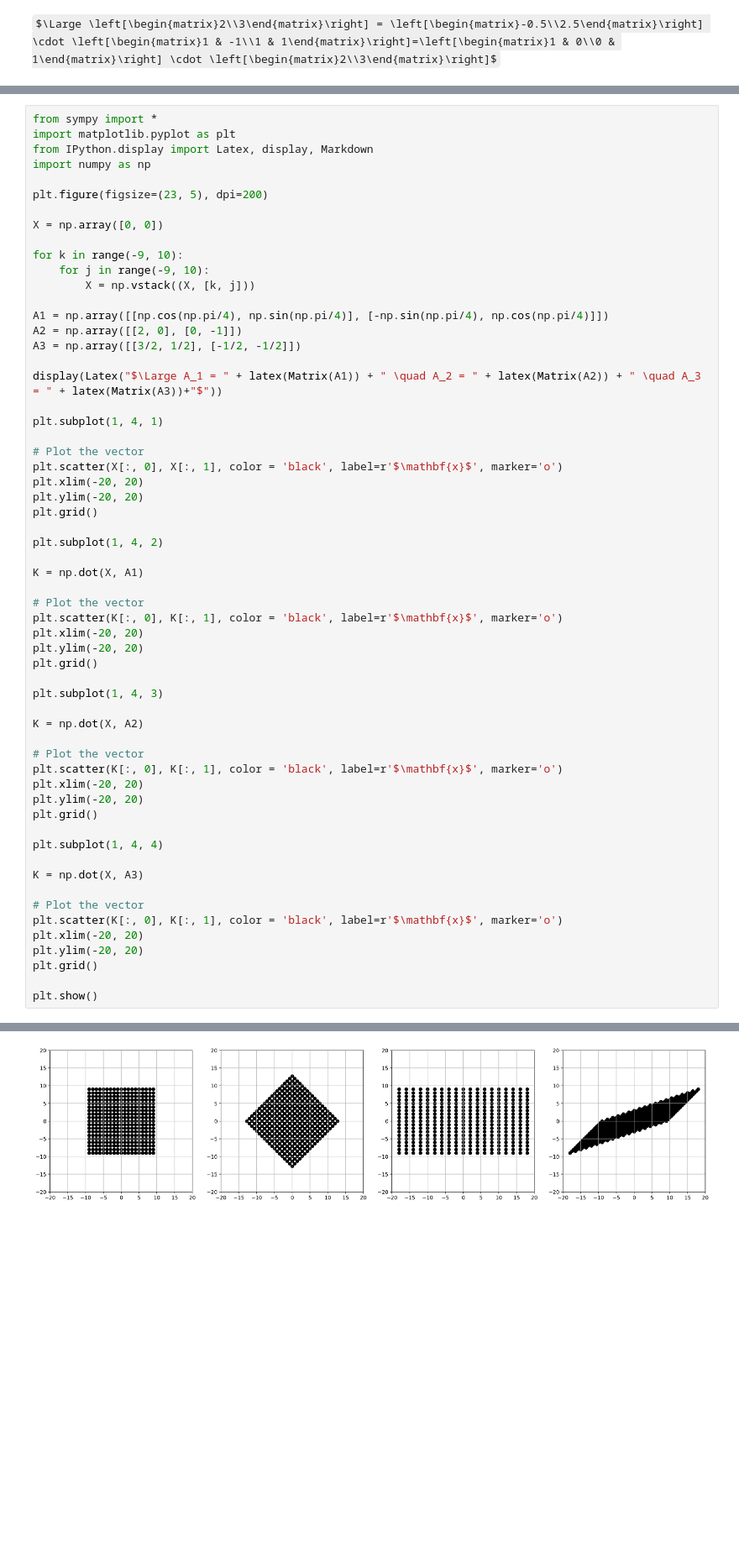
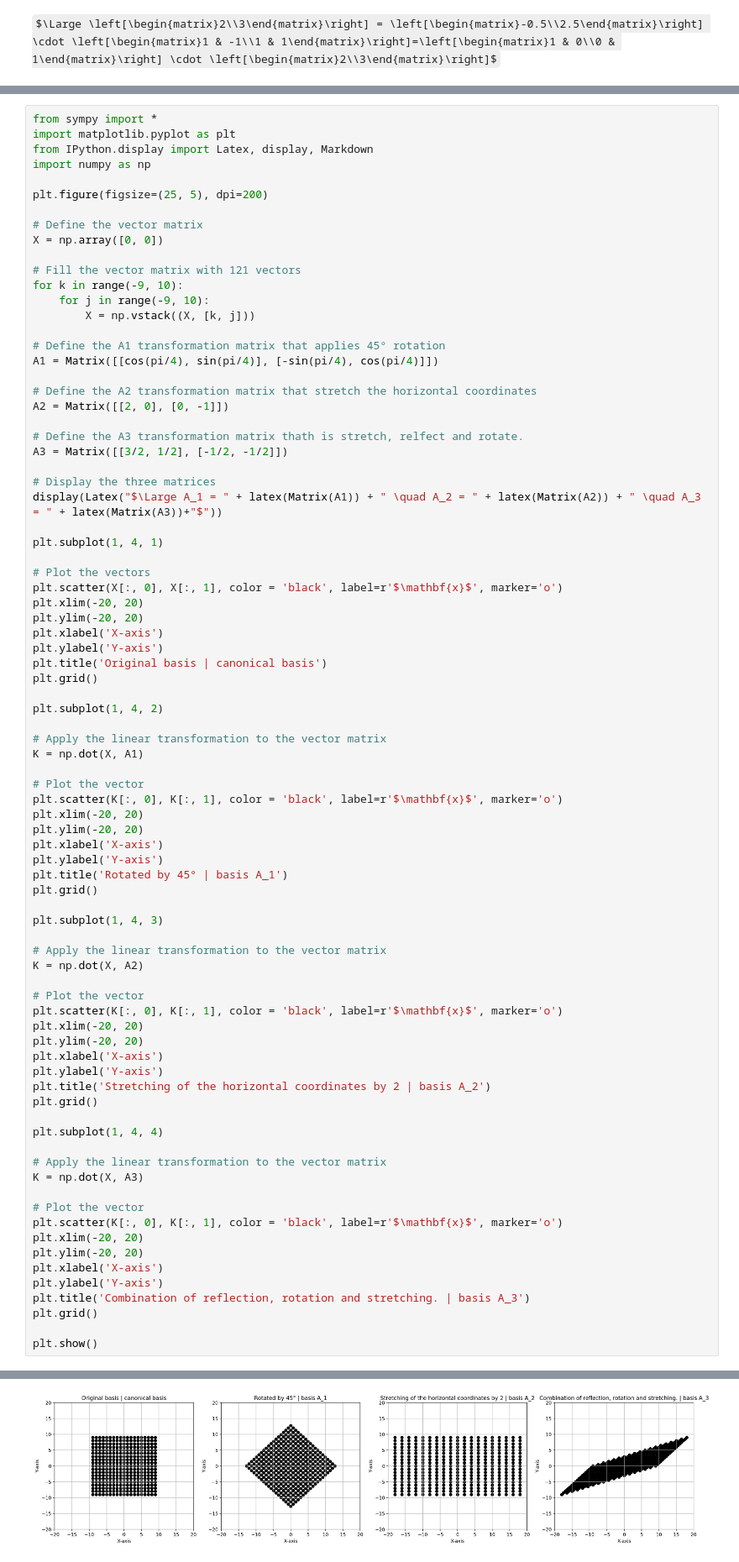
Before and after one commit to lorenzo-arcioni/MachineLearning-training, a Jupyter notebook: Linear Algebra/linear_algebra.ipynb, the cells around one changed output, grey strips where cells are left out. Shown at 84% size. Cells and saved outputs as stored; diff of their text form; some formulas as TeX source; blank space fills up the shorter version.

```diff
--- a/Linear Algebra/linear_algebra.ipynb
+++ b/Linear Algebra/linear_algebra.ipynb
@@ -1266,56 +1267,79 @@ import matplotlib.pyplot as plt
 from IPython.display import Latex, display, Markdown
 import numpy as np
 
-plt.figure(figsize=(23, 5), dpi=200)
+plt.figure(figsize=(25, 5), dpi=200)
 
+# Define the vector matrix
 X = np.array([0, 0])
 
+# Fill the vector matrix with 121 vectors
 for k in range(-9, 10):
     for j in range(-9, 10):
         X = np.vstack((X, [k, j]))
 
-A1 = np.array([[np.cos(np.pi/4), np.sin(np.pi/4)], [-np.sin(np.pi/4), np.cos(np.pi/4)]])
-A2 = np.array([[2, 0], [0, -1]])
-A3 = np.array([[3/2, 1/2], [-1/2, -1/2]])
+# Define the A1 transformation matrix that applies 45° rotation
+A1 = Matrix([[cos(pi/4), sin(pi/4)], [-sin(pi/4), cos(pi/4)]])
 
+# Define the A2 transformation matrix that stretch the horizontal coordinates
+A2 = Matrix([[2, 0], [0, -1]])
+
+# Define the A3 transformation matrix thath is stretch, relfect and rotate.
+A3 = Matrix([[3/2, 1/2], [-1/2, -1/2]])
+
+# Display the three matrices
 display(Latex("$\Large A_1 = " + latex(Matrix(A1)) + " \quad A_2 = " + latex(Matrix(A2)) + " \quad A_3 = " + latex(Matrix(A3))+"$"))
 
 plt.subplot(1, 4, 1)
 
-# Plot the vector
+# Plot the vectors
 plt.scatter(X[:, 0], X[:, 1], color = 'black', label=r'$\mathbf{x}$', marker='o')
 plt.xlim(-20, 20)
 plt.ylim(-20, 20)
+plt.xlabel('X-axis')
+plt.ylabel('Y-axis')
+plt.title('Original basis | canonical basis')
 plt.grid()
 
 plt.subplot(1, 4, 2)
 
+# Apply the linear transformation to the vector matrix
 K = np.dot(X, A1)
 
 # Plot the vector
 plt.scatter(K[:, 0], K[:, 1], color = 'black', label=r'$\mathbf{x}$', marker='o')
 plt.xlim(-20, 20)
 plt.ylim(-20, 20)
+plt.xlabel('X-axis')
+plt.ylabel('Y-axis')
+plt.title('Rotated by 45° | basis A_1')
 plt.grid()
 
 plt.subplot(1, 4, 3)
 
+# Apply the linear transformation to the vector matrix
 K = np.dot(X, A2)
 
 # Plot the vector
 plt.scatter(K[:, 0], K[:, 1], color = 'black', label=r'$\mathbf{x}$', marker='o')
 plt.xlim(-20, 20)
 plt.ylim(-20, 20)
+plt.xlabel('X-axis')
+plt.ylabel('Y-axis')
+plt.title('Stretching of the horizontal coordinates by 2 | basis A_2')
 plt.grid()
 
 plt.subplot(1, 4, 4)
 
+# Apply the linear transformation to the vector matrix
 K = np.dot(X, A3)
 
 # Plot the vector
 plt.scatter(K[:, 0], K[:, 1], color = 'black', label=r'$\mathbf{x}$', marker='o')
 plt.xlim(-20, 20)
 plt.ylim(-20, 20)
+plt.xlabel('X-axis')
+plt.ylabel('Y-axis')
+plt.title('Combination of reflection, rotation and stretching. | basis A_3')
 plt.grid()
 
 plt.show()
@@ -1324 +1348 @@ $\Large A_1 = \left[\begin{matrix}0.707106781186548 & 0.707106781186547\\-0.7071
-[figure, old version]
+[figure, new version]
```
Also changed, not shown: parts of 7 cells of this notebook.
